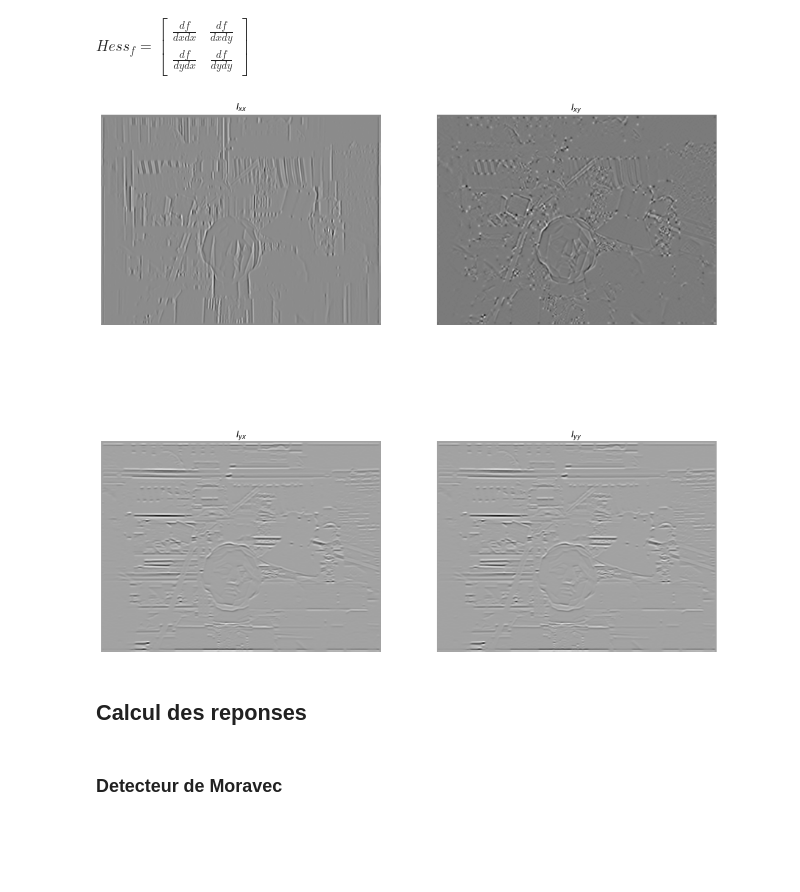
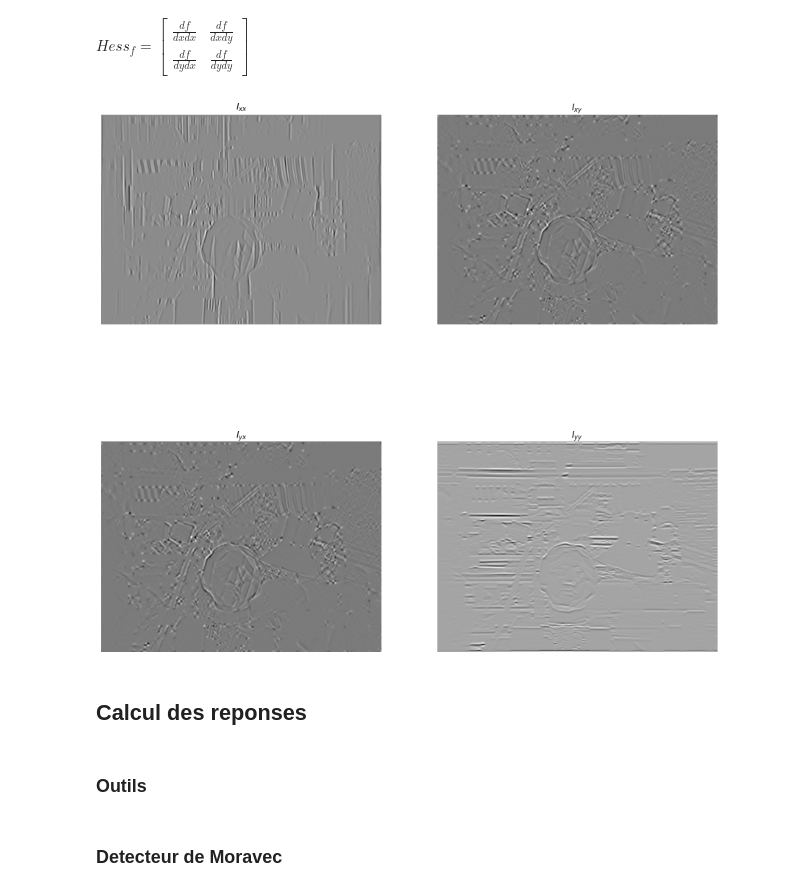
Before and after one commit to akhaten/ComputerVision, a Jupyter notebook: 2-Detection.ipynb, the cells around one changed output. Saved outputs shown, nothing was run; the diff lists cells and outputs as text; code cells hidden in the pictures; blank space fills up the shorter version.

```diff
--- a/2-Detection.ipynb
+++ b/2-Detection.ipynb
@@ -27,17 +27,27 @@ _ = matplotlib.pyplot.imshow(img, cmap='gray')
 # %% [markdown]
 ### Sobel kernel
 # %%
-# Sobel for gradient x axe
-hx = numpy.array(
-    [
-        [-1, 0, 1],
-        [-2, 0, 2],
-        [-1, 0, 1]
-    ]
-)
+def dx(img: numpy.ndarray) -> numpy.ndarray:
+    # Sobel for gradient x axe
+    hx = numpy.array(
+        [
+            [-1, 0, 1],
+            [-2, 0, 2],
+            [-1, 0, 1]
+        ]
+    )
+    return scipy.signal.convolve2d(img, hx, mode='same')
 
-# Sobel for gradient y axe
-hy = hx.T
+def dy(img: numpy.ndarray) -> numpy.ndarray:
+    # Sobel for gradient y axe
+    hy = numpy.array(
+        [
+            [-1, -2, -1],
+            [0, 0, 0],
+            [1, 2, 1]
+        ]
+    )
+    return scipy.signal.convolve2d(img, hy, mode='same')
 # %% [markdown]
 ### Calcul du gradient par convolution 2D
 # %% [markdown]
@@ -50,8 +60,8 @@ $\begin{equation}
 # %%
 # Compute gradient
 
-img_x = scipy.signal.convolve2d(img, hx)
-img_y = scipy.signal.convolve2d(img, hy)
+img_x = dx(img)
+img_y = dy(img)
 
 figure = matplotlib.pyplot.figure(figsize=(15, 15))
 
@@ -78,35 +88,37 @@ Hess_f = \begin{bmatrix}
 # %%
 # Compute hessian
 
-img_xx = scipy.signal.convolve2d(img_x, hx)
-img_xy = scipy.signal.convolve2d(img_x, hy)
-img_yx = scipy.signal.convolve2d(img_y, hy)
-img_yy = scipy.signal.convolve2d(img_y, hy)
+img_xx = dx(img_x)
+img_xy = dy(img_x)
+img_yx = dx(img_y)
+img_yy = dy(img_y)
 
 figure = matplotlib.pyplot.figure(figsize=(15, 15))
 
 matplotlib.pyplot.subplot(2, 2, 1)
 matplotlib.pyplot.axis('off')
 matplotlib.pyplot.title('$I_{xx}$')
 _ = matplotlib.pyplot.imshow(img_xx, cmap='gray')
 
 
 matplotlib.pyplot.subplot(2, 2, 2)
 matplotlib.pyplot.axis('off')
 matplotlib.pyplot.title('$I_{xy}$')
 _ = matplotlib.pyplot.imshow(img_xy, cmap='gray')
 
 matplotlib.pyplot.subplot(2, 2, 3)
 matplotlib.pyplot.axis('off')
 matplotlib.pyplot.title('$I_{yx}$')
 _ = matplotlib.pyplot.imshow(img_yx, cmap='gray')
 
 
 matplotlib.pyplot.subplot(2, 2, 4)
 matplotlib.pyplot.axis('off')
 matplotlib.pyplot.title('$I_{yy}$')
 _ = matplotlib.pyplot.imshow(img_yy, cmap='gray')
 # %% [output]
-[figure, old version]
+[figure, new version]
 # %% [markdown]
 ## Calcul des reponses
+# %% [markdown]
+### Outils
```
Also changed, not shown: parts of 19 cells of this notebook, 1 other file.
